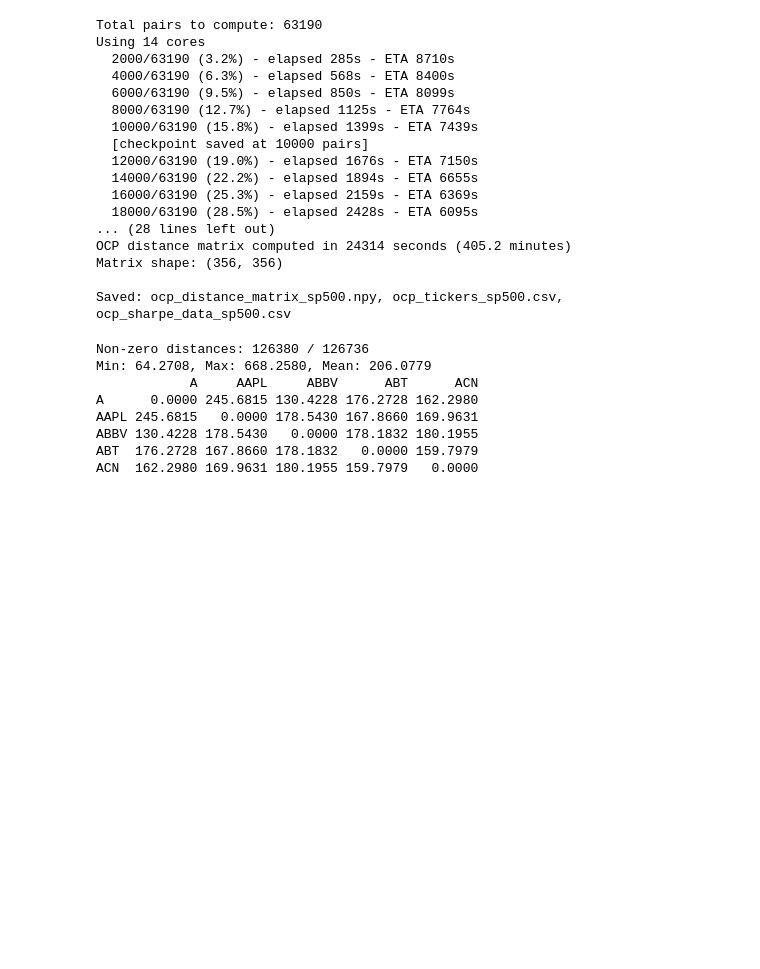
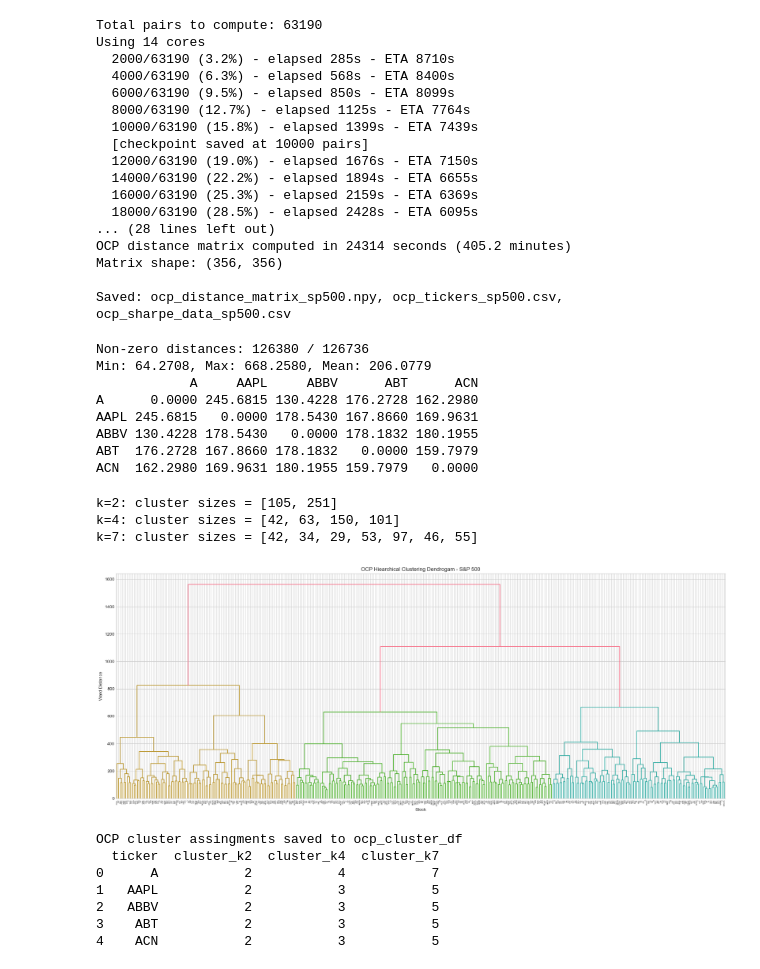
Before and after one commit to WyattEarls/DTW-OTP-Pairs-Trading, a Jupyter notebook: Examples/09_DTW_OCP_Clustering_SP500.ipynb, the cells around one changed output. Drawn from its saved outputs; the diff is of its cells as text; code cells hidden in the pictures; blank space fills up the shorter version.

Commit message:
Cell 10: Dendrogram produced more uneven clusters that DTW

```diff
--- a/Examples/09_DTW_OCP_Clustering_SP500.ipynb
+++ b/Examples/09_DTW_OCP_Clustering_SP500.ipynb
@@ -503,27 +503,40 @@ ACN  162.2980 169.9631 180.1955 159.7979   0.0000
 # %%
 # OCP hieararchical clustering (k=2, 4, 7), Ward linkage
 condensed_ocp = squareform(ocp_matrix)
 ocp_linkage = linkage(condensed_ocp, method='ward')
 
 ocp_clusters = {}
 for k in K_VALUES:
     ocp_clusters[k] = fcluster(ocp_linkage, t=k, criterion='maxclust')
     sizes = pd.Series(ocp_clusters[k]).value_counts().sort_index()
     print(f'k={k}: cluster sizes = {sizes.tolist()}')
 
 # Dendrogram
 fig, ax = plt.subplots(figsize=(20,8))
 dendrogram(ocp_linkage, labels=tickers, leaf_rotation=90, leaf_font_size=4, ax=ax)
 ax.set_title('OCP Hiearchical Clustering Dendrogam - S&P 500')
 ax.set_xlabel('Stock')
 ax.set_ylabel('Ward Distance')
 plt.tight_layout()
 plt.savefig('ocp_dendrogam_sp500.png', dpi=150, bbox_inches='tight')
 plt.show()
 
 # Storing clusters assignments for later use (cointegration testing)
-ocp_clusters_df = pd.DataFrame({'ticker':tickers})
+ocp_cluster_df = pd.DataFrame({'ticker':tickers})
 for k in K_VALUES:
     ocp_cluster_df[f'cluster_k{k}'] = ocp_clusters[k]
 
-print(f'\nOCP clustering
+print(f'\nOCP cluster assingments saved to ocp_cluster_df')
+print(ocp_cluster_df.head())
+# %% [output]
+k=2: cluster sizes = [105, 251]
+k=4: cluster sizes = [42, 63, 150, 101]
+k=7: cluster sizes = [42, 34, 29, 53, 97, 46, 55]
+[figure, added]
+OCP cluster assingments saved to ocp_cluster_df
+  ticker  cluster_k2  cluster_k4  cluster_k7
+0      A           2           4           7
+1   AAPL           2           3           5
+2   ABBV           2           3           5
+3    ABT           2           3           5
+4    ACN           2           3           5
```
